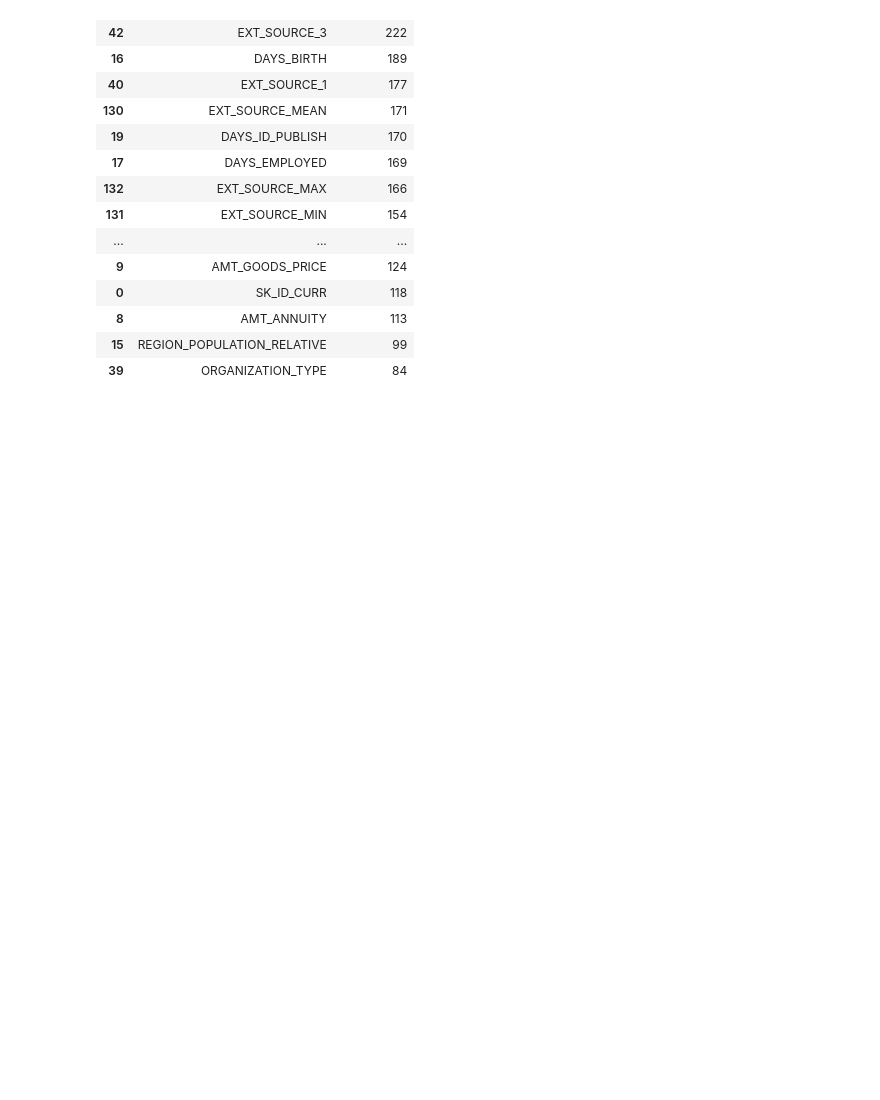
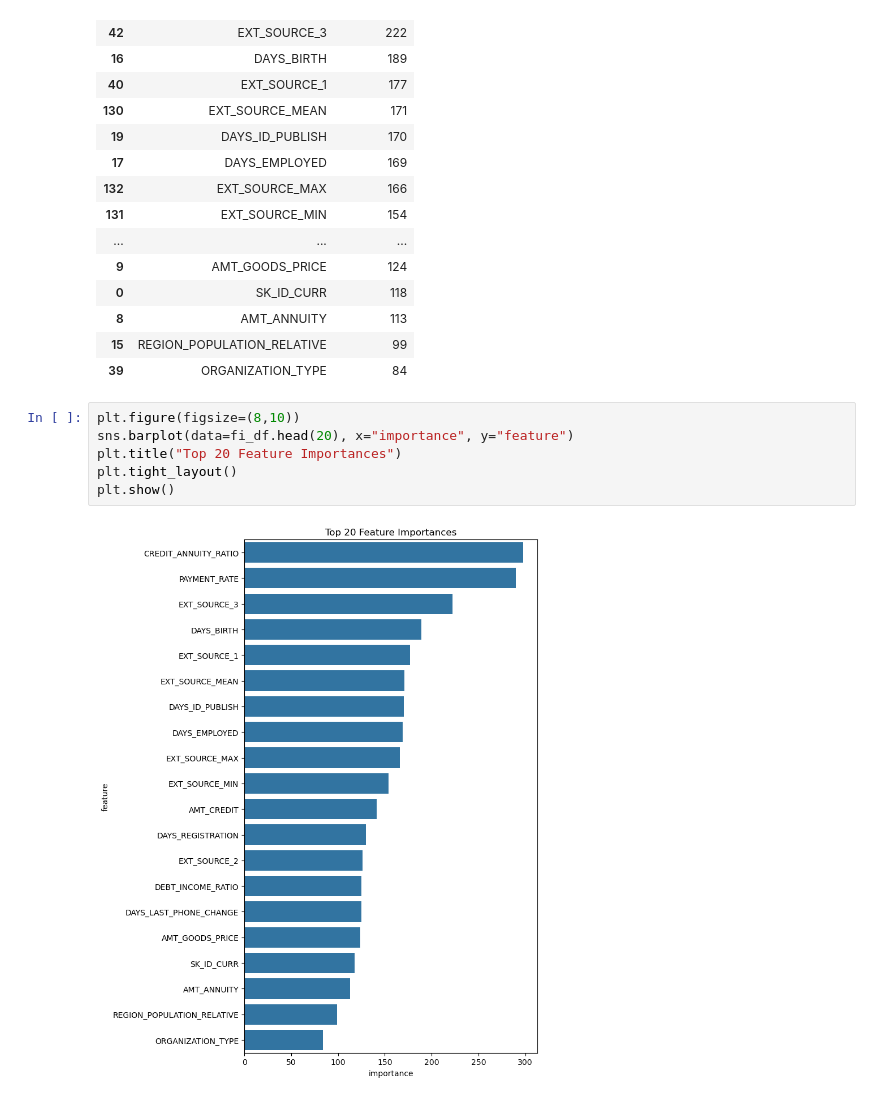
Before and after one commit to HumeyraErtas/home-credit-risk-model-1, a Jupyter notebook: notebooks/05_final_model_evaluation.ipynb, the cells around one changed output. Cells and saved outputs as stored; diff of their text form; blank space fills up the shorter version.

```diff
--- a/notebooks/05_final_model_evaluation.ipynb
+++ b/notebooks/05_final_model_evaluation.ipynb
@@ -101,3 +101,11 @@ fi_df.head(20)
 | 8 | AMT_ANNUITY | 113 |
 | 15 | REGION_POPULATION_RELATIVE | 99 |
 | 39 | ORGANIZATION_TYPE | 84 |
+# %%
+plt.figure(figsize=(8,10))
+sns.barplot(data=fi_df.head(20), x="importance", y="feature")
+plt.title("Top 20 Feature Importances")
+plt.tight_layout()
+plt.show()
+# %% [output]
+[figure, added]
```
